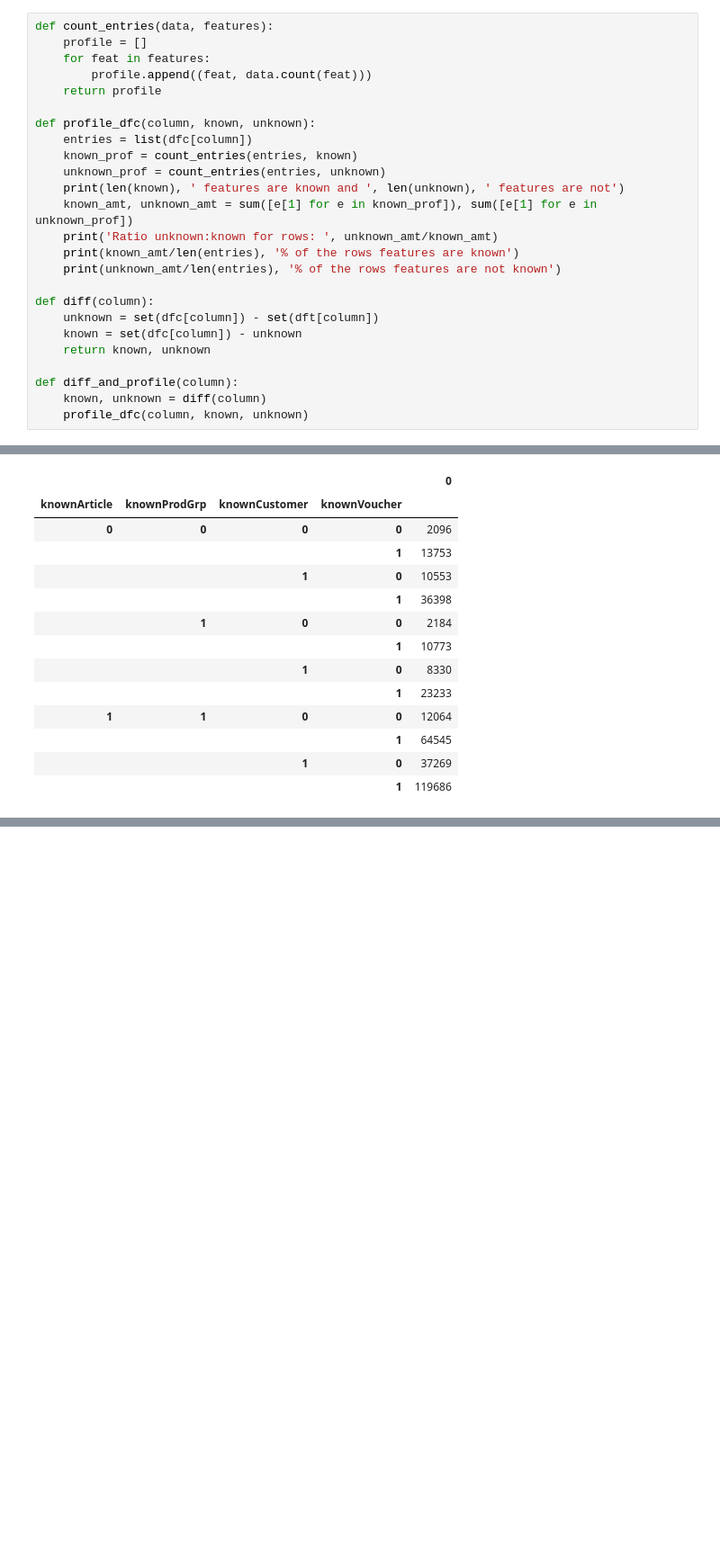
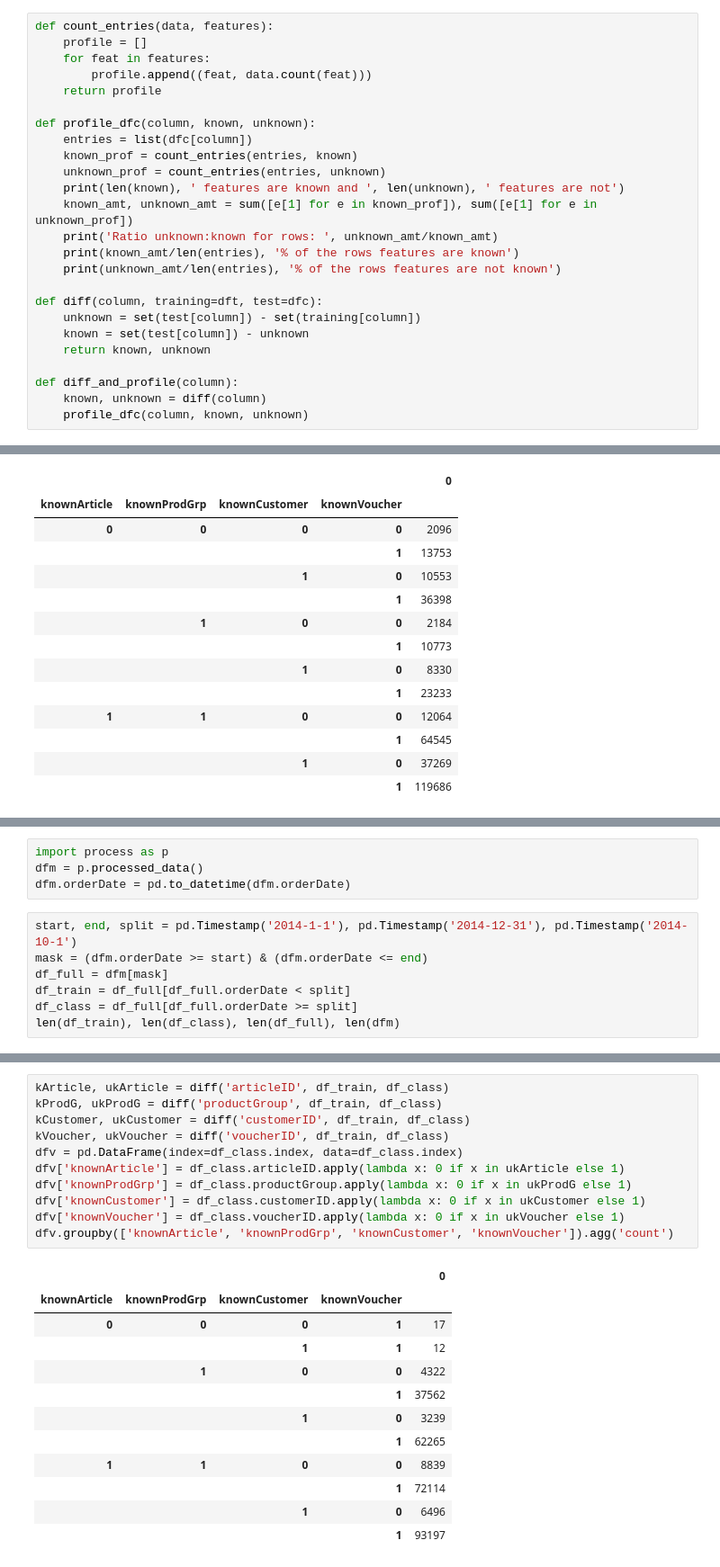
Before and after one commit to aleximmer/run-dmc, a Jupyter notebook: TargetSet.ipynb, the cells around one changed output, grey strips where cells are left out. Shown: that part at 90% size. Cells and saved outputs as stored; diff of their text form; blank space fills up the shorter version.

Commit message:
Evaluate synthetic test set

```diff
--- a/TargetSet.ipynb
+++ b/TargetSet.ipynb
@@ -46,9 +46,9 @@ def profile_dfc(column, known, unknown):
     print(known_amt/len(entries), '% of the rows features are known')
     print(unknown_amt/len(entries), '% of the rows features are not known')
 
-def diff(column):
-    unknown = set(dfc[column]) - set(dft[column])
-    known = set(dfc[column]) - unknown
+def diff(column, training=dft, test=dfc):
+    unknown = set(test[column]) - set(training[column])
+    known = set(test[column]) - unknown
     return known, unknown
 
 def diff_and_profile(column):
@@ -188,0 +192,11 @@ df.groupby(['knownArticle', 'knownProdGrp', 'knownCustomer', 'knownVoucher']).ag
+# %%
+import process as p
+dfm = p.processed_data()
+dfm.orderDate = pd.to_datetime(dfm.orderDate)
+# %%
+start, end, split = pd.Timestamp('2014-1-1'), pd.Timestamp('2014-12-31'), pd.Timestamp('2014-10-1')
+mask = (dfm.orderDate >= start) & (dfm.orderDate <= end)
+df_full = dfm[mask]
+df_train = df_full[df_full.orderDate < split]
+df_class = df_full[df_full.orderDate >= split]
+len(df_train), len(df_class), len(df_full), len(dfm)
@@ -188,0 +205,24 @@ df.groupby(['knownArticle', 'knownProdGrp', 'knownCustomer', 'knownVoucher']).ag
+# %%
+kArticle, ukArticle = diff('articleID', df_train, df_class)
+kProdG, ukProdG = diff('productGroup', df_train, df_class)
+kCustomer, ukCustomer = diff('customerID', df_train, df_class)
+kVoucher, ukVoucher = diff('voucherID', df_train, df_class)
+dfv = pd.DataFrame(index=df_class.index, data=df_class.index)
+dfv['knownArticle'] = df_class.articleID.apply(lambda x: 0 if x in ukArticle else 1)
+dfv['knownProdGrp'] = df_class.productGroup.apply(lambda x: 0 if x in ukProdG else 1)
+dfv['knownCustomer'] = df_class.customerID.apply(lambda x: 0 if x in ukCustomer else 1)
+dfv['knownVoucher'] = df_class.voucherID.apply(lambda x: 0 if x in ukVoucher else 1)
+dfv.groupby(['knownArticle', 'knownProdGrp', 'knownCustomer', 'knownVoucher']).agg('count')
+# %% [output]
+|  |  |  |  | 0 |
+| knownArticle | knownProdGrp | knownCustomer | knownVoucher |  |
+| 0 | 0 | 0 | 1 | 17 |
+|  |  | 1 | 1 | 12 |
+|  | 1 | 0 | 0 | 4322 |
+|  |  |  | 1 | 37562 |
+|  |  | 1 | 0 | 3239 |
+|  |  |  | 1 | 62265 |
+| 1 | 1 | 0 | 0 | 8839 |
+|  |  |  | 1 | 72114 |
+|  |  | 1 | 0 | 6496 |
+|  |  |  | 1 | 93197 |
```
Also changed, not shown: parts of 2 cells of this notebook.
